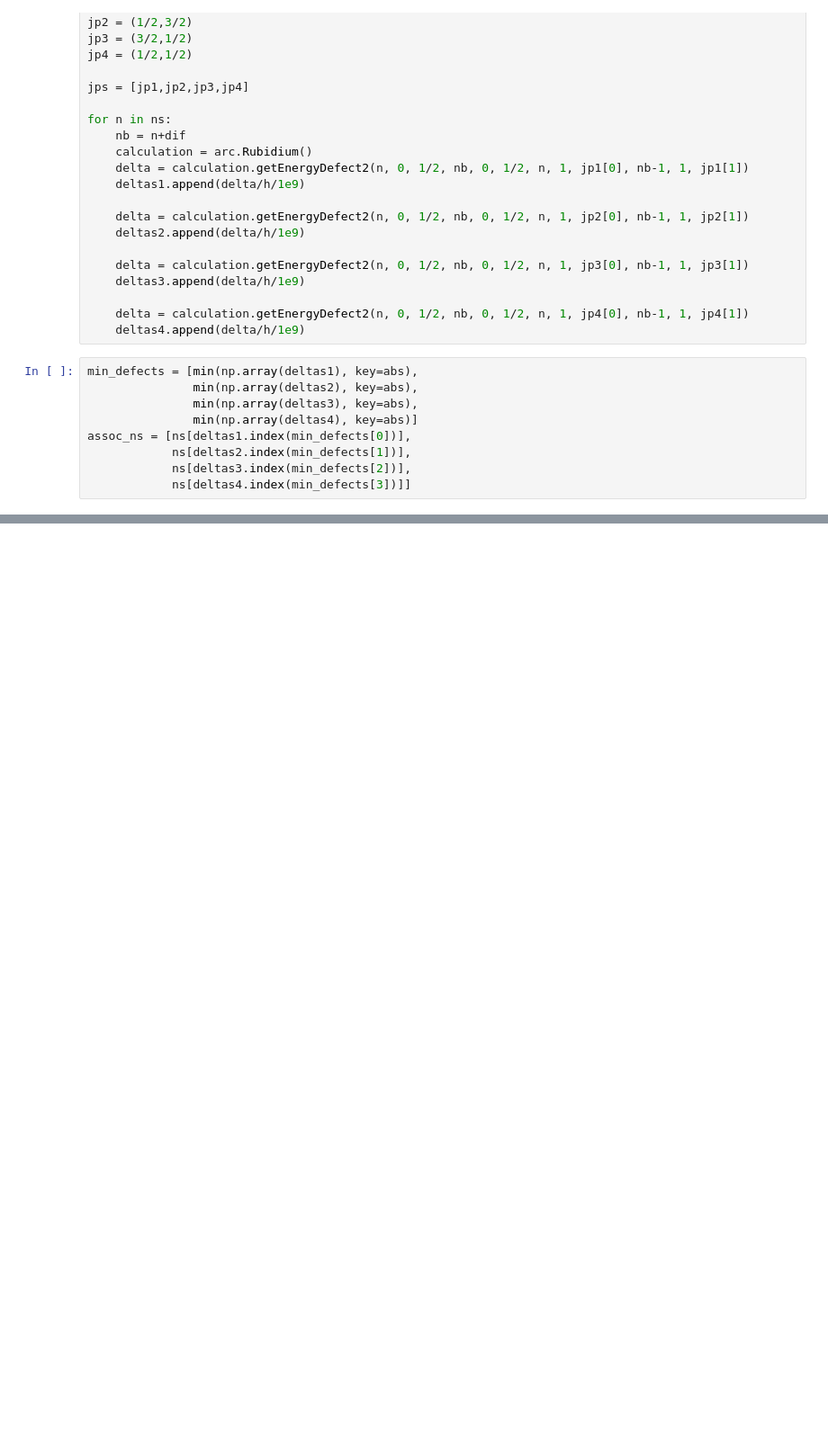
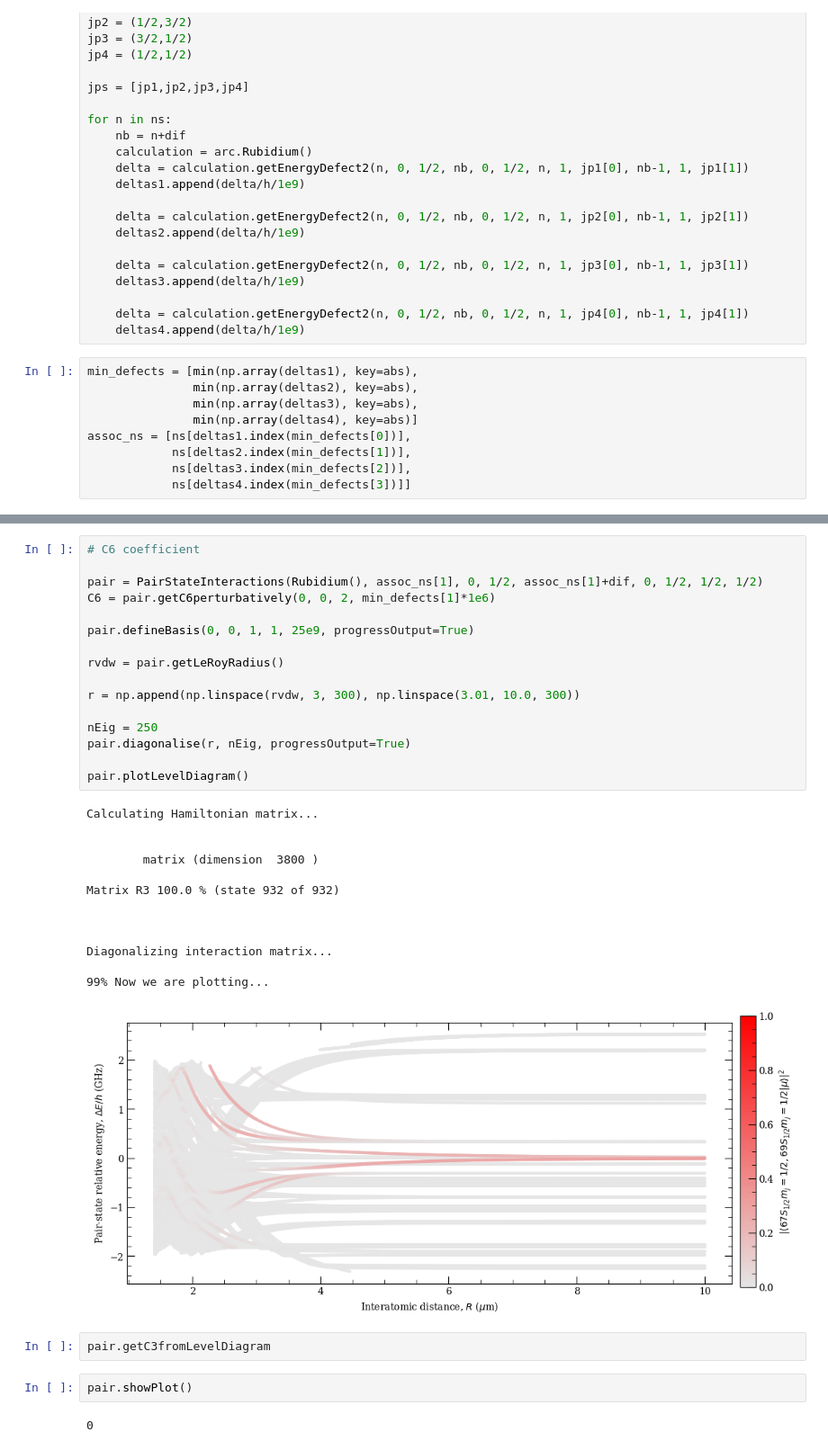
Before and after one commit to TidG7/L4-code-directory, a Jupyter notebook: arc practice/defect - n plots.ipynb, the cells around one changed output, grey strips where cells are left out. Shown at 90% size. Saved outputs shown, nothing was run; the diff lists cells and outputs as text; blank space fills up the shorter version.

Commit message:
defect 2

```diff
--- a/arc practice/defect - n plots.ipynb
+++ b/arc practice/defect - n plots.ipynb
@@ -129,0 +131,36 @@ channel = |Rb 49s_1/2, Rb 51s_1/2> -> |Rb 49s_0.5, Rb 50s_0.5>
+# %%
+# C6 coefficient
+
+pair = PairStateInteractions(Rubidium(), assoc_ns[1], 0, 1/2, assoc_ns[1]+dif, 0, 1/2, 1/2, 1/2)
+C6 = pair.getC6perturbatively(0, 0, 2, min_defects[1]*1e6)
+
+pair.defineBasis(0, 0, 1, 1, 25e9, progressOutput=True)
+
+rvdw = pair.getLeRoyRadius()
+
+r = np.append(np.linspace(rvdw, 3, 300), np.linspace(3.01, 10.0, 300))
+
+nEig = 250
+pair.diagonalise(r, nEig, progressOutput=True)
+
+pair.plotLevelDiagram()
+# %% [output]
+Calculating Hamiltonian matrix...
+
+
+        matrix (dimension  3800 )
+
+Matrix R3 100.0 % (state 932 of 932)
+
+
+
+Diagonalizing interaction matrix...
+
+99% Now we are plotting...
+[figure, added]
+# %%
+pair.getC3fromLevelDiagram
+# %%
+pair.showPlot()
+# %% [output]
+0
```
Also changed, not shown: parts of 4 cells of this notebook, 4 other files.
